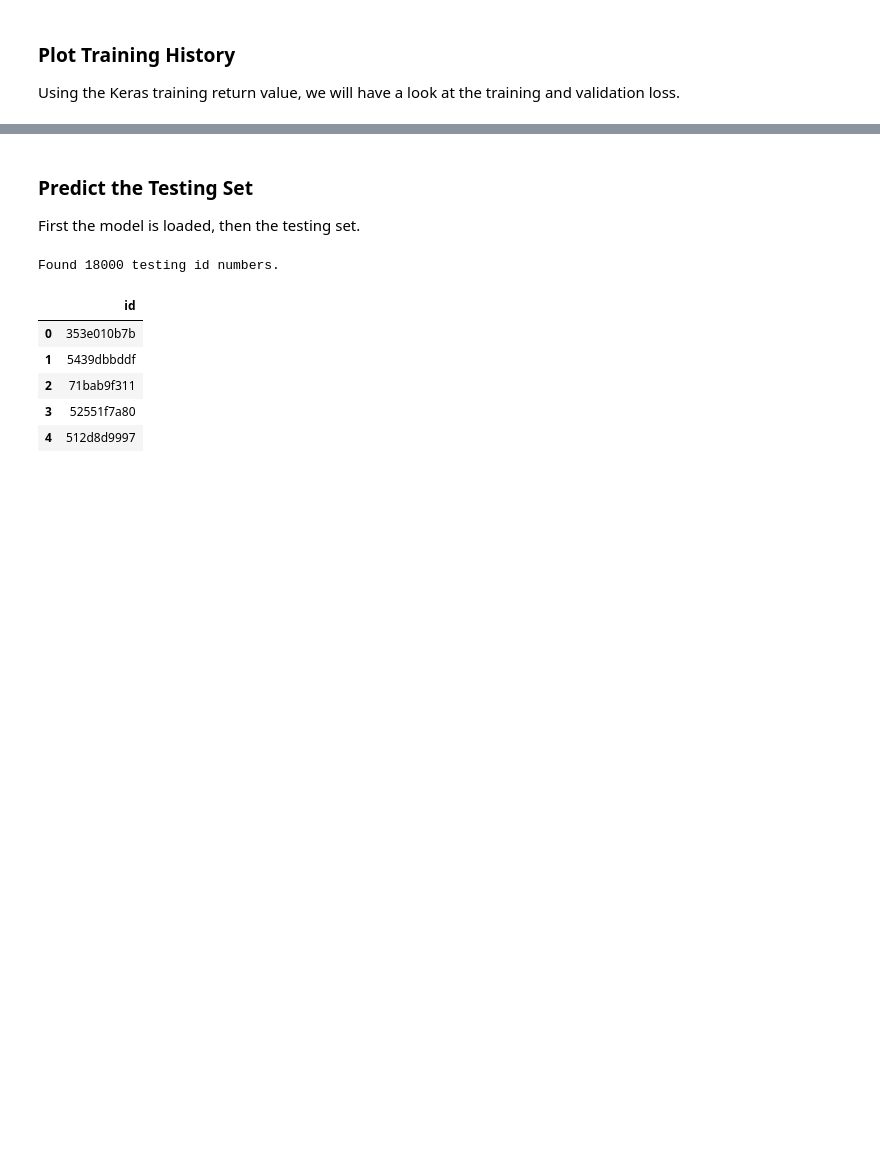
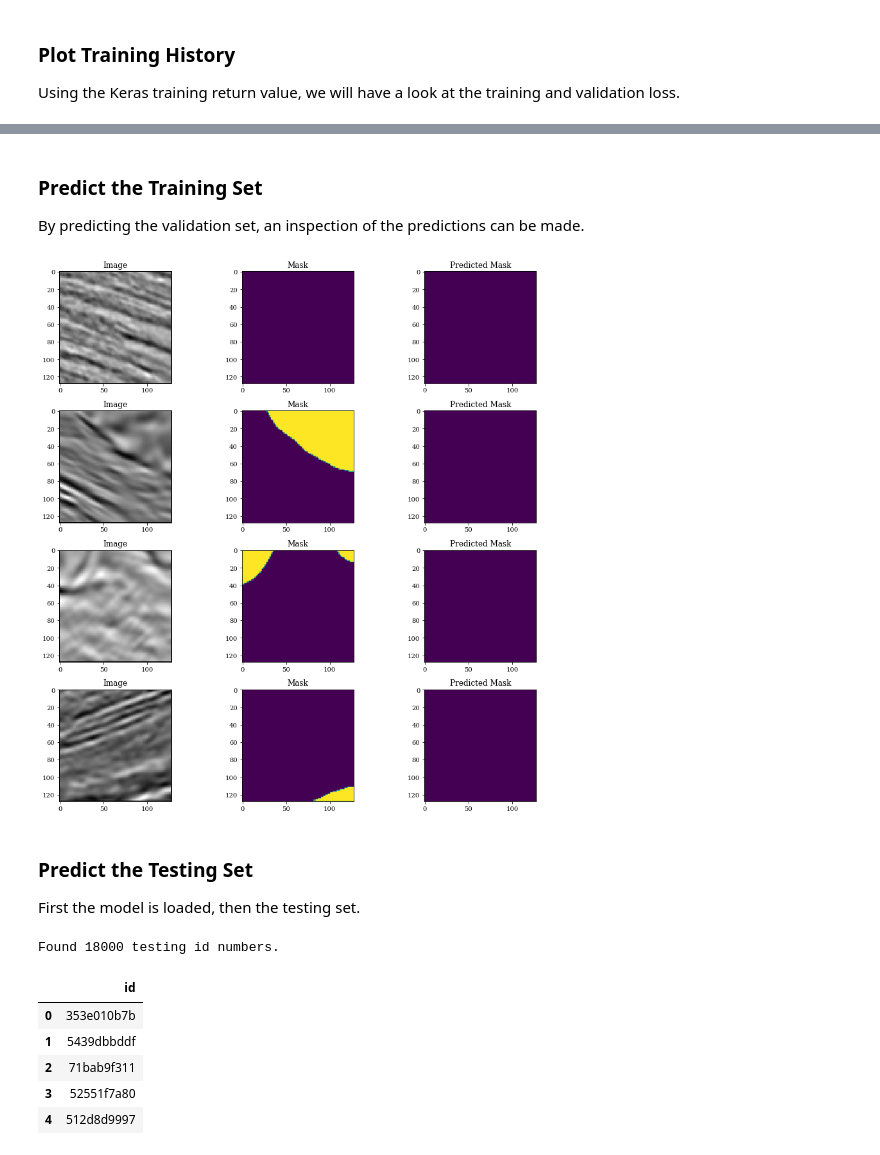
Before and after one commit to david-riser/kaggle-salt-identification, a Jupyter notebook: notebooks/1.0-dmriser-unet.ipynb, the cells around one changed output, grey strips where cells are left out. Cells and saved outputs as stored; diff of their text form; code cells hidden in the pictures; blank space fills up the shorter version.

```diff
--- a/notebooks/1.0-dmriser-unet.ipynb
+++ b/notebooks/1.0-dmriser-unet.ipynb
@@ -300,3 +384,33 @@ ax.legend(frameon=False)
+# %% [markdown]
+### Predict the Training Set
+By predicting the validation set, an inspection of the predictions can be made.
+# %%
+y_pred = model.predict(x_valid)
+# %%
+images_to_plot = 4
+indices = np.random.randint(0, y_pred.shape[0]-1, size=(images_to_plot,))
+
+n_cols = 3
+n_rows = np.ceil(3 * images_to_plot / n_cols) + 1
+
+fig = plt.figure( figsize=(4*n_cols, 3*n_rows) )
+
+for i, index in enumerate(indices):
+    ax = fig.add_subplot(n_rows, n_cols, 3*i+1)
+    ax.imshow(x_valid[index, :, :, 0], cmap='gray')
+    ax.set_title('Image')
+
+    ax = fig.add_subplot(n_rows, n_cols, 3*i+2)
+    ax.imshow(y_valid[index, :, :, 0])
+    ax.set_title('Mask')
+
+    ax = fig.add_subplot(n_rows, n_cols, 3*i+3)
+    ax.imshow(y_pred[index, :, :, 0])
+    ax.set_title('Predicted Mask')
+
+fig.tight_layout()
+# %% [output]
+[figure, added]
 # %% [markdown]
 ### Predict the Testing Set
 First the model is loaded, then the testing set.
```
Also changed, not shown: parts of 14 cells of this notebook, 3 other files.
